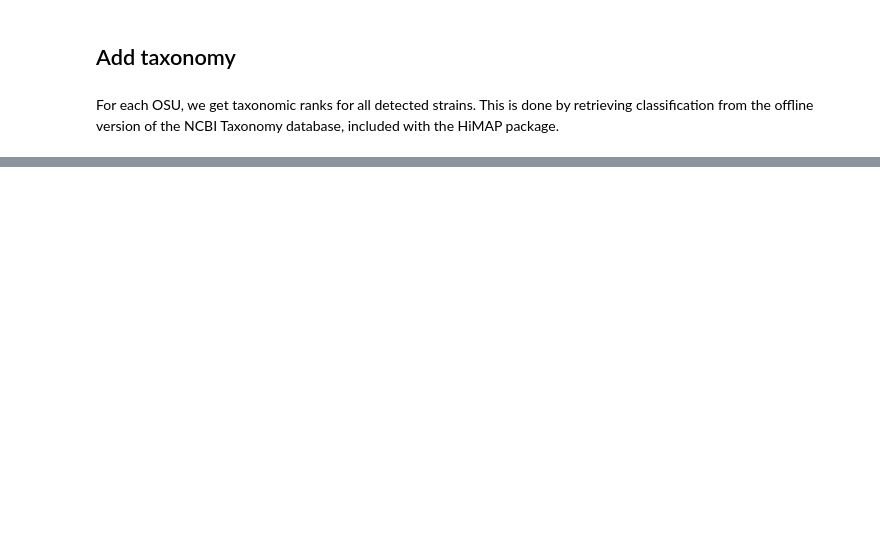
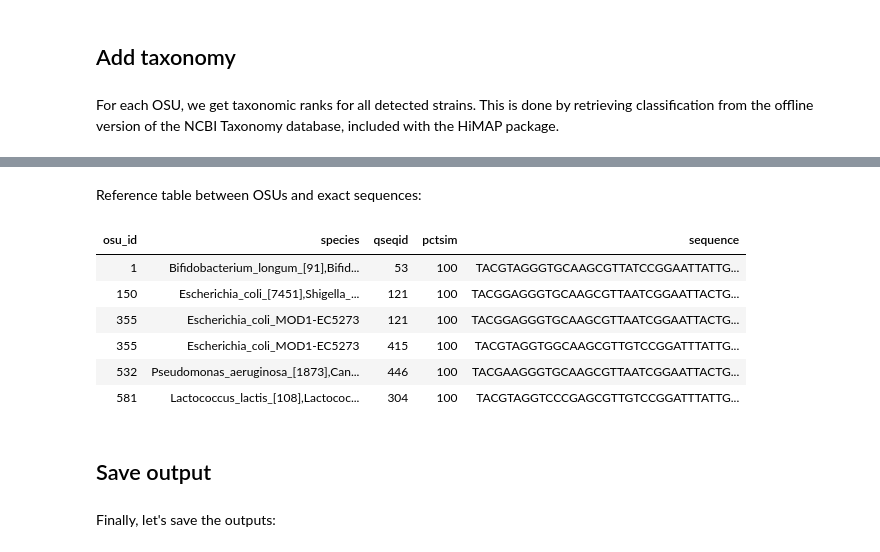
Before and after one commit to xbiome/rexmap, a Jupyter notebook: tutorial.ipynb, the cells around one changed output, grey strips where cells are left out. Cells and saved outputs as stored; diff of their text form; code cells hidden in the pictures; blank space fills up the shorter version.

Commit message:
Added osu_sequences() and updated tutorial how to link OSUs with sequence IDs and sequences.

```diff
--- a/tutorial.ipynb
+++ b/tutorial.ipynb
@@ -268,0 +267,17 @@ head(osu_tax.dt[order(osu_id)], 10)
+# %% [markdown]
+Reference table between OSUs and exact sequences:
+# %%
+osu_seq.dt = osu_sequences(osu_ab.dt, blast_output)
+head(osu_seq.dt)
+# %% [output]
+| osu_id | species | qseqid | pctsim | sequence |
+| 1 | Bifidobacterium_longum_[91],Bifid... | 53 | 100 | TACGTAGGGTGCAAGCGTTATCCGGAATTATTG... |
+| 150 | Escherichia_coli_[7451],Shigella_... | 121 | 100 | TACGGAGGGTGCAAGCGTTAATCGGAATTACTG... |
+| 355 | Escherichia_coli_MOD1-EC5273 | 121 | 100 | TACGGAGGGTGCAAGCGTTAATCGGAATTACTG... |
+| 355 | Escherichia_coli_MOD1-EC5273 | 415 | 100 | TACGTAGGTGGCAAGCGTTGTCCGGATTTATTG... |
+| 532 | Pseudomonas_aeruginosa_[1873],Can... | 446 | 100 | TACGAAGGGTGCAAGCGTTAATCGGAATTACTG... |
+| 581 | Lactococcus_lactis_[108],Lactococ... | 304 | 100 | TACGTAGGTCCCGAGCGTTGTCCGGATTTATTG... |
+# %% [markdown]
+## Save output
+# %% [markdown]
+Finally, let's save the outputs:
```
Also changed, not shown: parts of 4 cells of this notebook, 5 other files.
